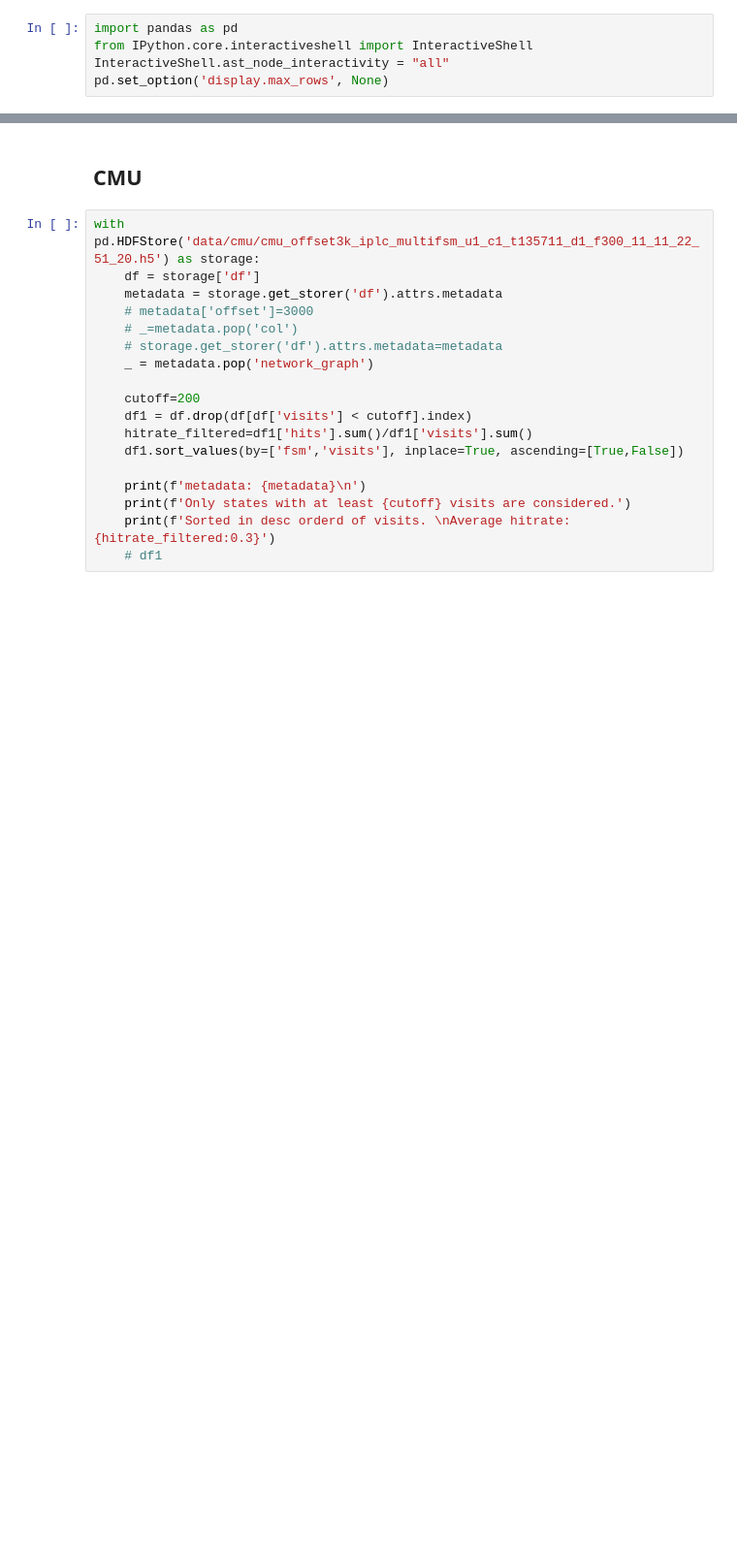
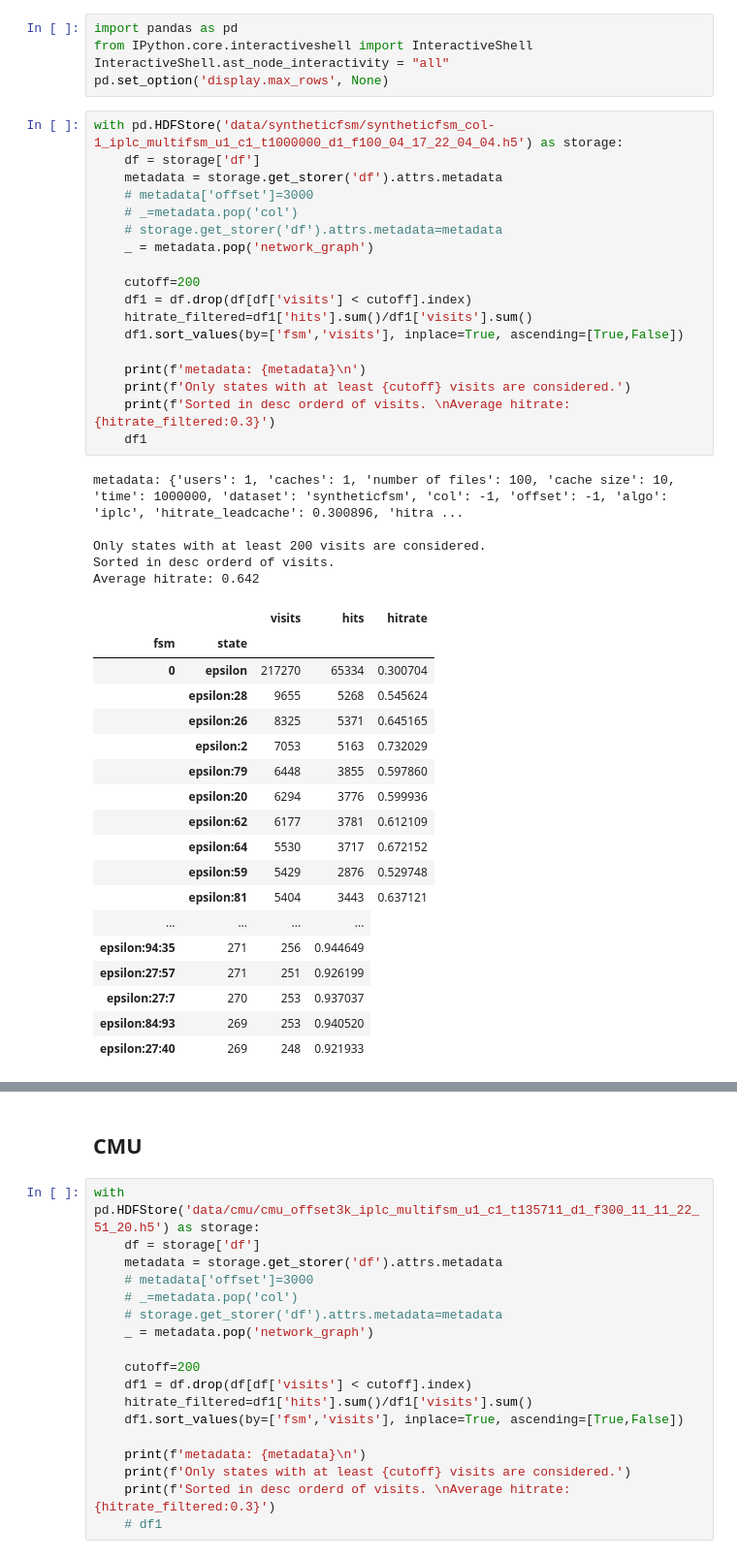
Before and after one commit to AtivJoshi/UniversalCaching, a Jupyter notebook: results.ipynb, the cells around one changed output, grey strips where cells are left out. Shown: that part at 97% size. Cells and saved outputs as stored; diff of their text form; blank space fills up the shorter version.

```diff
--- a/results.ipynb
+++ b/results.ipynb
@@ -3,3 +3,45 @@ import pandas as pd
 from IPython.core.interactiveshell import InteractiveShell
 InteractiveShell.ast_node_interactivity = "all"
 pd.set_option('display.max_rows', None)
+# %%
+with pd.HDFStore('data/syntheticfsm/syntheticfsm_col-1_iplc_multifsm_u1_c1_t1000000_d1_f100_04_17_22_04_04.h5') as storage:
+    df = storage['df']
+    metadata = storage.get_storer('df').attrs.metadata
+    # metadata['offset']=3000
+    # _=metadata.pop('col')
+    # storage.get_storer('df').attrs.metadata=metadata
+    _ = metadata.pop('network_graph')
+
+    cutoff=200
+    df1 = df.drop(df[df['visits'] < cutoff].index)
+    hitrate_filtered=df1['hits'].sum()/df1['visits'].sum()
+    df1.sort_values(by=['fsm','visits'], inplace=True, ascending=[True,False])
+
+    print(f'metadata: {metadata}\n')
+    print(f'Only states with at least {cutoff} visits are considered.')
+    print(f'Sorted in desc orderd of visits. \nAverage hitrate: {hitrate_filtered:0.3}')
+    df1
+# %% [output]
+metadata: {'users': 1, 'caches': 1, 'number of files': 100, 'cache size': 10, 'time': 1000000, 'dataset': 'syntheticfsm', 'col': -1, 'offset': -1, 'algo': 'iplc', 'hitrate_leadcache': 0.300896, 'hitra ...
+
+Only states with at least 200 visits are considered.
+Sorted in desc orderd of visits.
+Average hitrate: 0.642
+|  |  | visits | hits | hitrate |
+| fsm | state |  |  |  |
+| 0 | epsilon | 217270 | 65334 | 0.300704 |
+|  | epsilon:28 | 9655 | 5268 | 0.545624 |
+|  | epsilon:26 | 8325 | 5371 | 0.645165 |
+|  | epsilon:2 | 7053 | 5163 | 0.732029 |
+|  | epsilon:79 | 6448 | 3855 | 0.597860 |
+|  | epsilon:20 | 6294 | 3776 | 0.599936 |
+|  | epsilon:62 | 6177 | 3781 | 0.612109 |
+|  | epsilon:64 | 5530 | 3717 | 0.672152 |
+|  | epsilon:59 | 5429 | 2876 | 0.529748 |
+|  | epsilon:81 | 5404 | 3443 | 0.637121 |
+| ... | ... | ... | ... |
+| epsilon:94:35 | 271 | 256 | 0.944649 |
+| epsilon:27:57 | 271 | 251 | 0.926199 |
+| epsilon:27:7 | 270 | 253 | 0.937037 |
+| epsilon:84:93 | 269 | 253 | 0.940520 |
+| epsilon:27:40 | 269 | 248 | 0.921933 |
```
Also changed, not shown: parts of 3 cells of this notebook, 3 other files.
